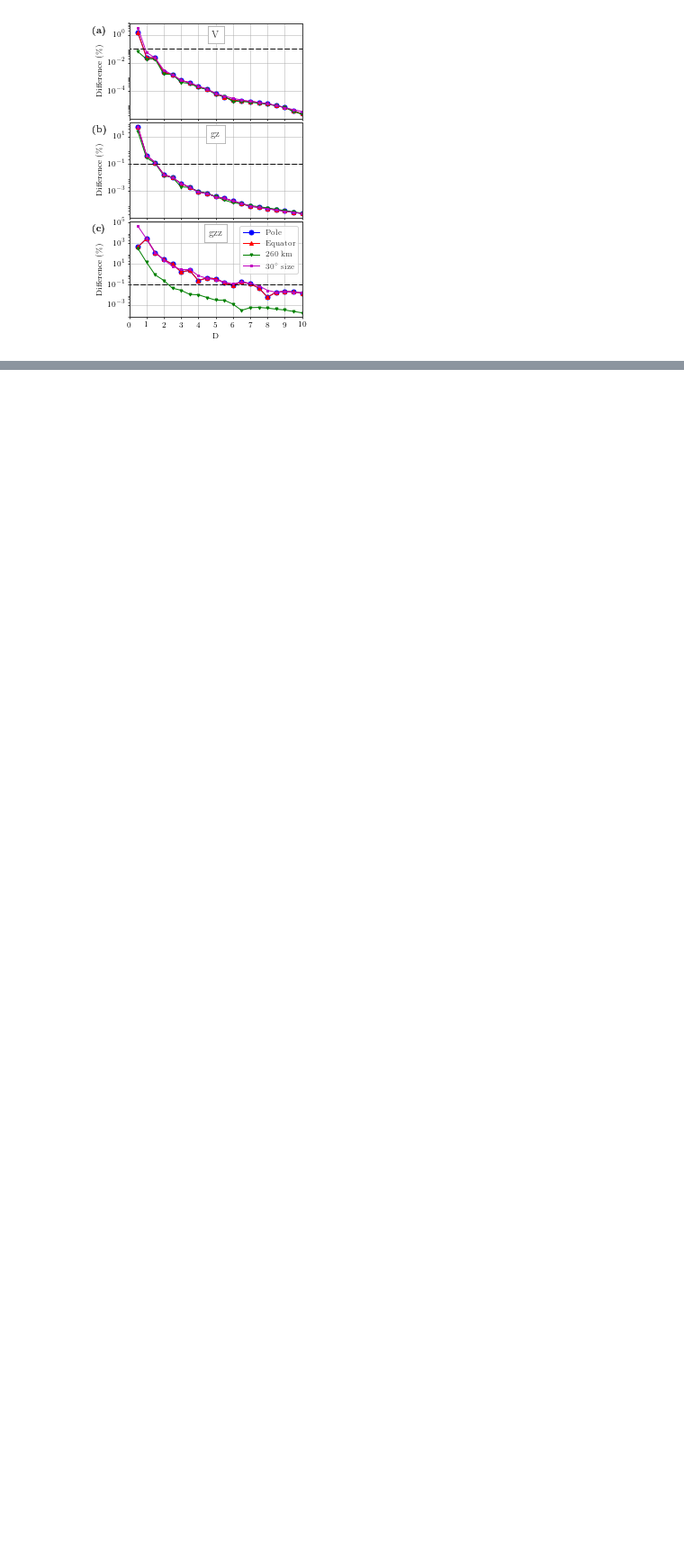
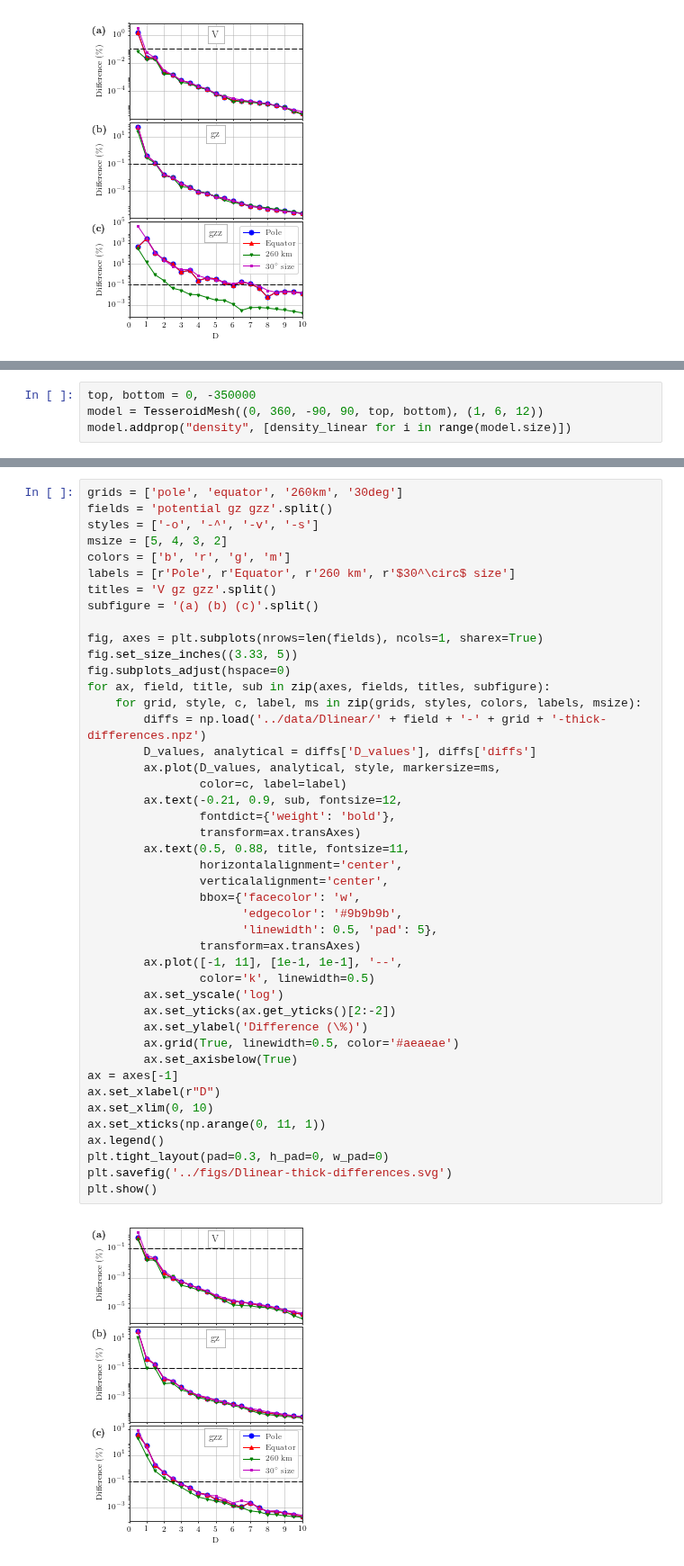
Before and after one commit to pinga-lab/tesseroid-variable-density, a Jupyter notebook: code/03_D-linear-ratio-determination.ipynb, the cells around one changed output, grey strips where cells are left out. Shown at 90% size. Drawn from its saved outputs; the diff is of its cells as text; blank space fills up the shorter version.

Commit message:
Added thick spherical shell in D determination with linear density

```diff
--- a/code/03_D-linear-ratio-determination.ipynb
+++ b/code/03_D-linear-ratio-determination.ipynb
@@ -156,0 +159,4 @@ plt.show()
+# %%
+top, bottom = 0, -350000
+model = TesseroidMesh((0, 360, -90, 90, top, bottom), (1, 6, 12))
+model.addprop("density", [density_linear for i in range(model.size)])
@@ -156,0 +185,46 @@ plt.show()
+# %%
+grids = ['pole', 'equator', '260km', '30deg']
+fields = 'potential gz gzz'.split()
+styles = ['-o', '-^', '-v', '-s']
+msize = [5, 4, 3, 2]
+colors = ['b', 'r', 'g', 'm']
+labels = [r'Pole', r'Equator', r'260 km', r'$30^\circ$ size']
+titles = 'V gz gzz'.split()
+subfigure = '(a) (b) (c)'.split()
+
+fig, axes = plt.subplots(nrows=len(fields), ncols=1, sharex=True)
+fig.set_size_inches((3.33, 5))
+fig.subplots_adjust(hspace=0)
+for ax, field, title, sub in zip(axes, fields, titles, subfigure):
+    for grid, style, c, label, ms in zip(grids, styles, colors, labels, msize):
+        diffs = np.load('../data/Dlinear/' + field + '-' + grid + '-thick-differences.npz')
+        D_values, analytical = diffs['D_values'], diffs['diffs']
+        ax.plot(D_values, analytical, style, markersize=ms,
+                color=c, label=label)
+        ax.text(-0.21, 0.9, sub, fontsize=12,
+                fontdict={'weight': 'bold'},
+                transform=ax.transAxes)
+        ax.text(0.5, 0.88, title, fontsize=11,
+                horizontalalignment='center',
+                verticalalignment='center',
+                bbox={'facecolor': 'w',
+                      'edgecolor': '#9b9b9b',
+                      'linewidth': 0.5, 'pad': 5},
+                transform=ax.transAxes)
+        ax.plot([-1, 11], [1e-1, 1e-1], '--',
+                color='k', linewidth=0.5)
+        ax.set_yscale('log')
+        ax.set_yticks(ax.get_yticks()[2:-2])
+        ax.set_ylabel('Difference (\%)')
+        ax.grid(True, linewidth=0.5, color='#aeaeae')
+        ax.set_axisbelow(True)
+ax = axes[-1]
+ax.set_xlabel(r"D")
+ax.set_xlim(0, 10)
+ax.set_xticks(np.arange(0, 11, 1))
+ax.legend()
+plt.tight_layout(pad=0.3, h_pad=0, w_pad=0)
+plt.savefig('../figs/Dlinear-thick-differences.svg')
+plt.show()
+# %% [output]
+[figure, added]
```
Also changed, not shown: parts of 2 cells of this notebook, 13 other files.
